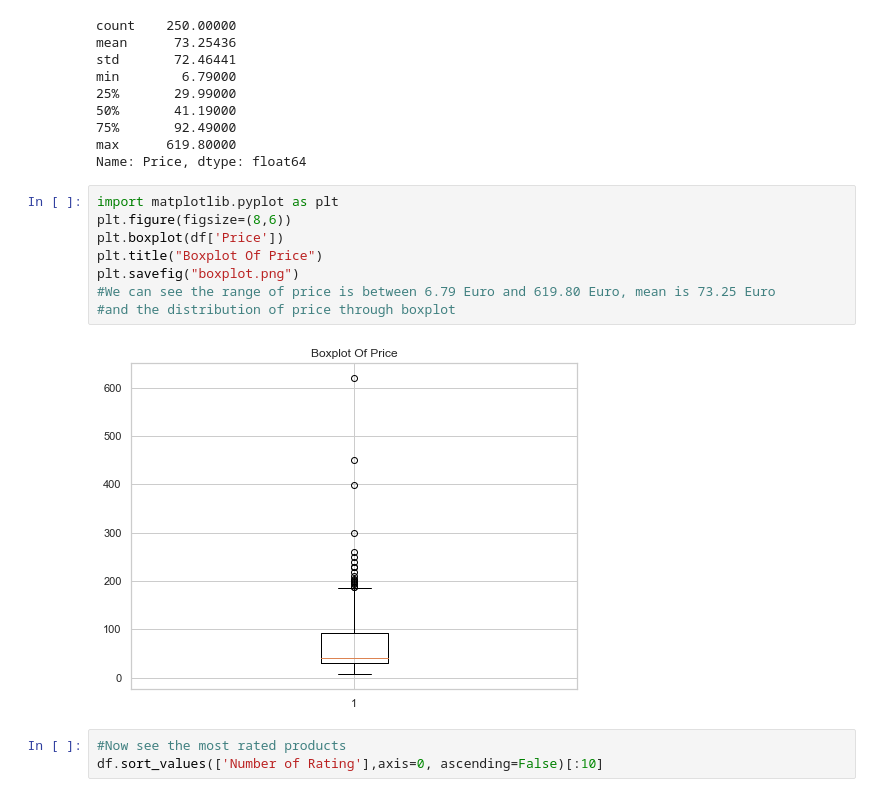
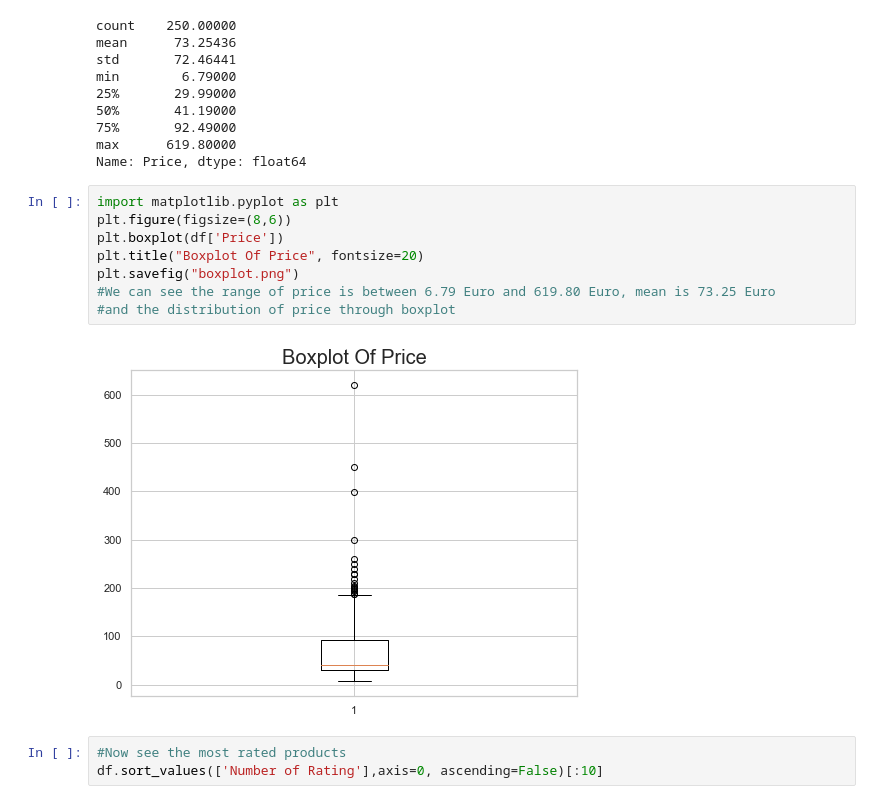
Before and after one commit to n-hien/Amazon-Web-Scraping, a Jupyter notebook: productAnalysis.ipynb, the cells around one changed output. Cells and saved outputs as stored; diff of their text form.

```diff
--- a/productAnalysis.ipynb
+++ b/productAnalysis.ipynb
@@ -81,13 +81,13 @@ Name: Price, dtype: float64
 # %%
 import matplotlib.pyplot as plt
 plt.figure(figsize=(8,6))
 plt.boxplot(df['Price'])
-plt.title("Boxplot Of Price")
+plt.title("Boxplot Of Price", fontsize=20)
 plt.savefig("boxplot.png")
 #We can see the range of price is between 6.79 Euro and 619.80 Euro, mean is 73.25 Euro
 #and the distribution of price through boxplot
 # %% [output]
-[figure, old version]
+[figure, new version]
 # %%
 #Now see the most rated products
 df.sort_values(['Number of Rating'],axis=0, ascending=False)[:10]
```
Also changed, not shown: parts of 1 cell of this notebook, 3 other files.
